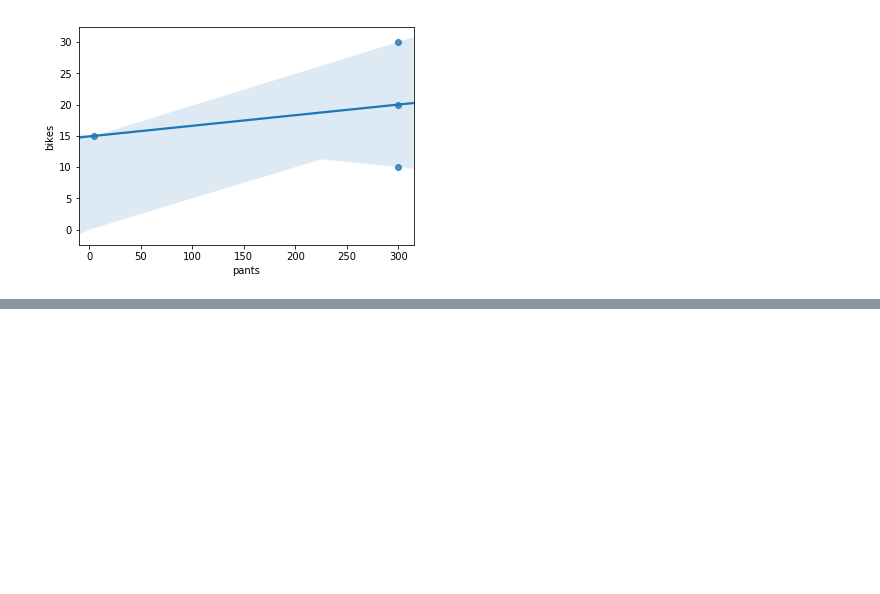
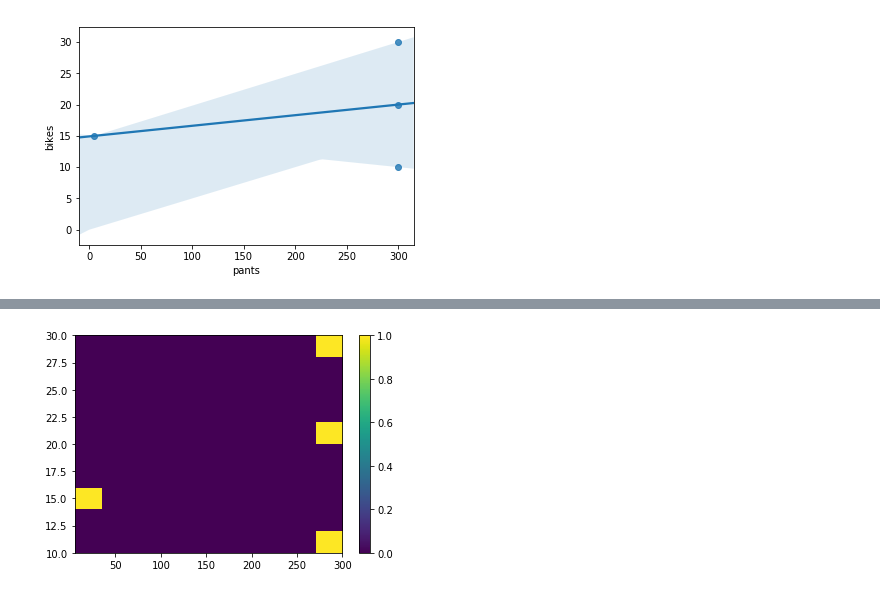
Before and after one commit to ezhilvendhan/tut-notebooks, a Jupyter notebook: *py/2. Matplotlib.ipynb, the cells around one changed output, grey strips where cells are left out. Cells and saved outputs as stored; diff of their text form; code cells hidden in the pictures; blank space fills up the shorter version.

```diff
--- a/*py/2. Matplotlib.ipynb
+++ b/*py/2. Matplotlib.ipynb
@@ -176,0 +188,5 @@ sb.regplot(data = df, x = 'pants', y = 'bikes');
+# %%
+plt.hist2d(data = df, x = 'pants', y = 'bikes');
+plt.colorbar();
+# %% [output]
+[figure, added]
```
Also changed, not shown: parts of 6 cells of this notebook, 3 other files.
